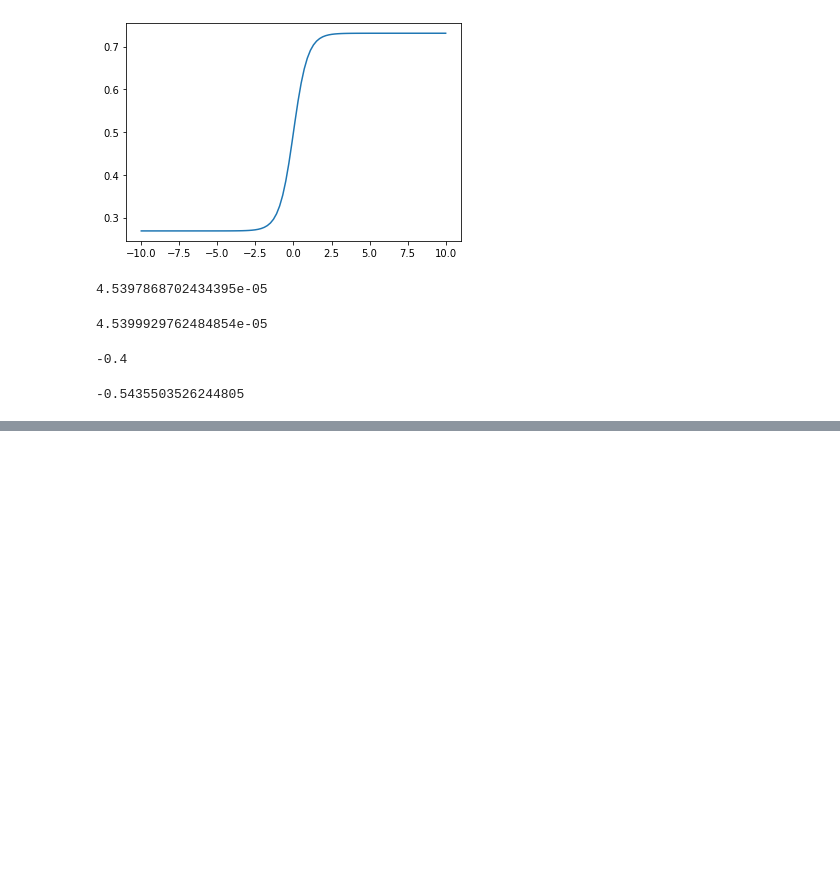
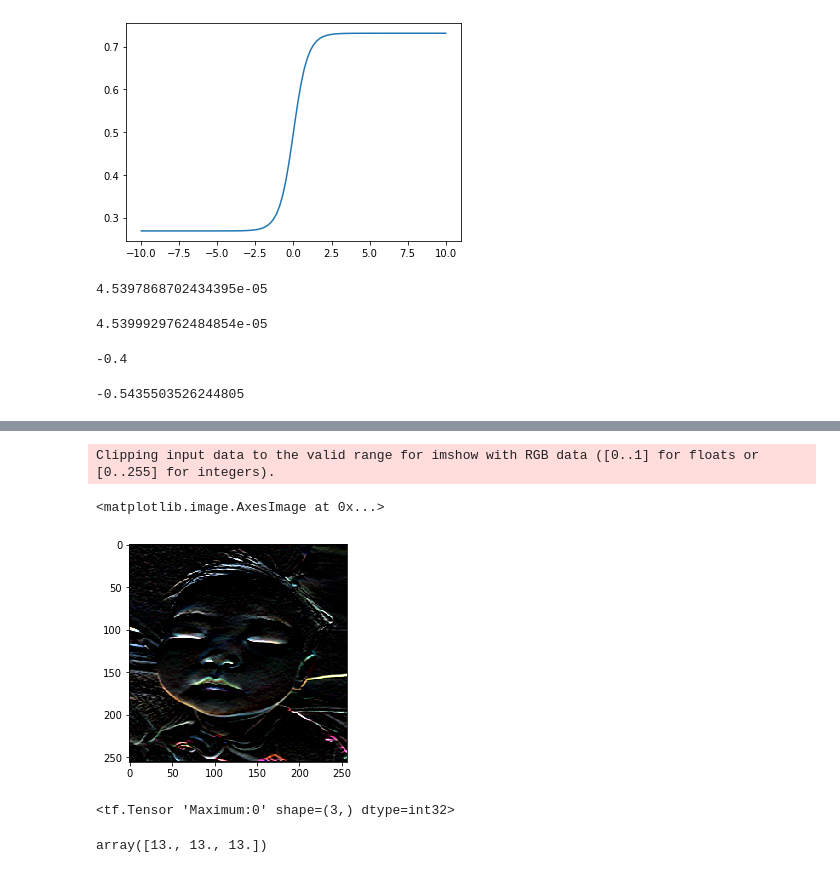
Before and after one commit to minus31/Portrait-segmentation, a Jupyter notebook: Convert_to_tflite.ipynb, the cells around one changed output, grey strips where cells are left out. Saved outputs shown, nothing was run; the diff lists cells and outputs as text; code cells hidden in the pictures; blank space fills up the shorter version.

```diff
--- a/Convert_to_tflite.ipynb
+++ b/Convert_to_tflite.ipynb
@@ -472,0 +467,12 @@ np.exp(0.1) - np.exp(0.5)
+# %%
+gy = cv2.filter2D(img.squeeze(0)[:,:,:3], -1, GY)
+
+plt.imshow(gy)
+# %% [output]
+Clipping input data to the valid range for imshow with RGB data ([0..1] for floats or [0..255] for integers).
+<matplotlib.image.AxesImage at 0x...>
+[figure, added]
+# %%
+tf.maximum([1,2,3], 0)
+# %% [output]
+<tf.Tensor 'Maximum:0' shape=(3,) dtype=int32>
@@ -472,0 +483,4 @@ np.exp(0.1) - np.exp(0.5)
+# %%
+sample[sample > 0]
+# %% [output]
+array([13., 13., 13.])
```
Also changed, not shown: parts of 10 cells of this notebook, 5 other files.
